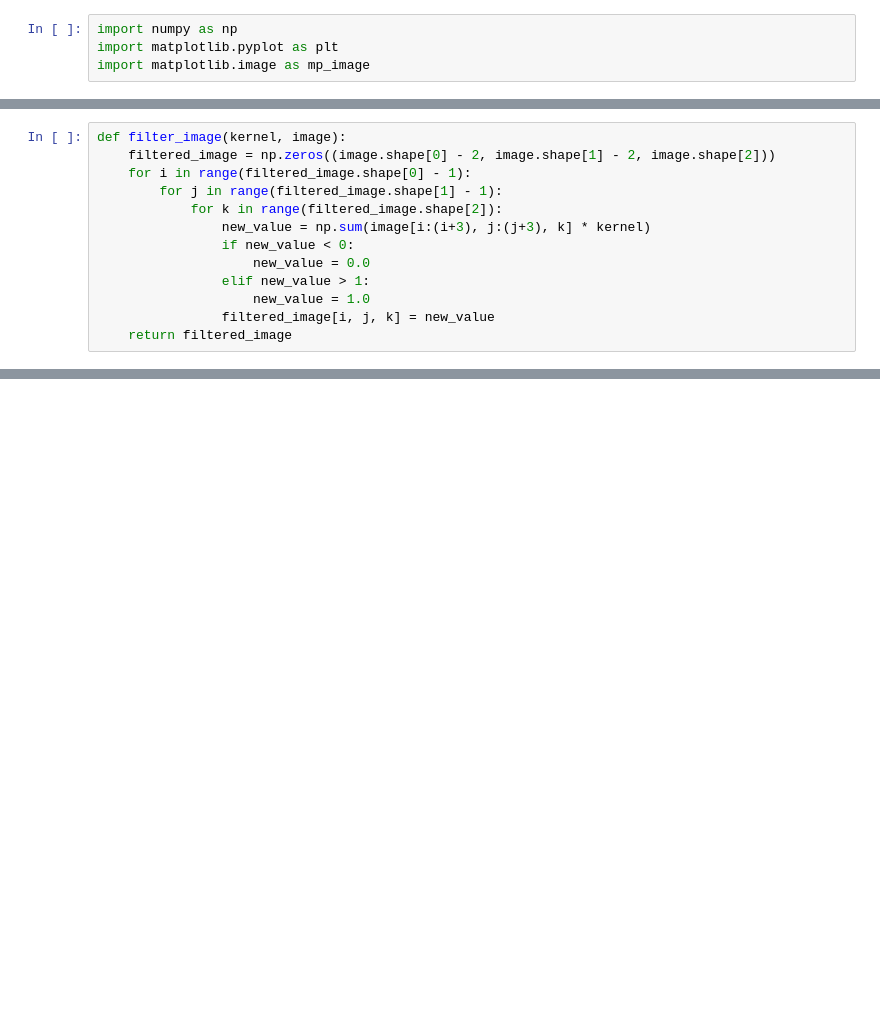
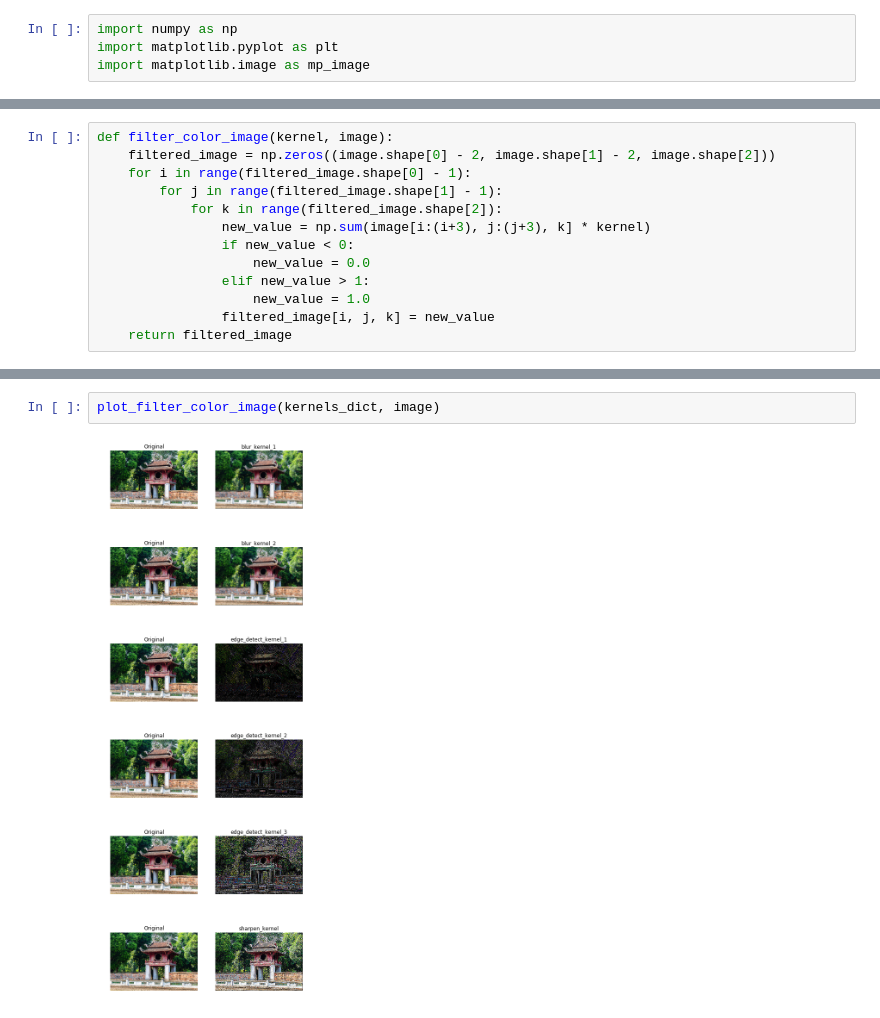
Before and after one commit to chauvm/tensorflow_tutorials, a Jupyter notebook: tutorials/tensorflow/Tutorials on image processing - Filters.ipynb, the cells around one changed output, grey strips where cells are left out. Drawn from its saved outputs; the diff is of its cells as text; blank space fills up the shorter version.

```diff
--- a/tutorials/tensorflow/Tutorials on image processing - Filters.ipynb
+++ b/tutorials/tensorflow/Tutorials on image processing - Filters.ipynb
@@ -22,5 +21,5 @@ plt.show()
 # %%
-def filter_image(kernel, image):
+def filter_color_image(kernel, image):
     filtered_image = np.zeros((image.shape[0] - 2, image.shape[1] - 2, image.shape[2]))
     for i in range(filtered_image.shape[0] - 1):
         for j in range(filtered_image.shape[1] - 1):
@@ -69,0 +133,4 @@ for kernel in kernels:
+# %%
+plot_filter_color_image(kernels_dict, image)
+# %% [output]
+[figure, added]
```
Also changed, not shown: parts of 14 cells of this notebook, 2 other files.
